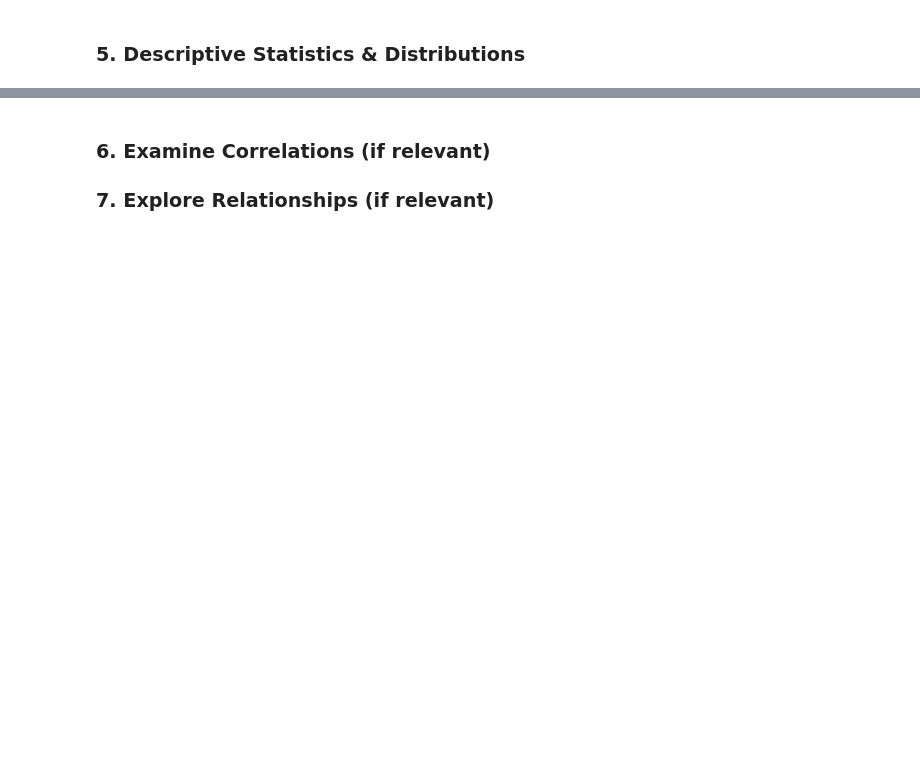
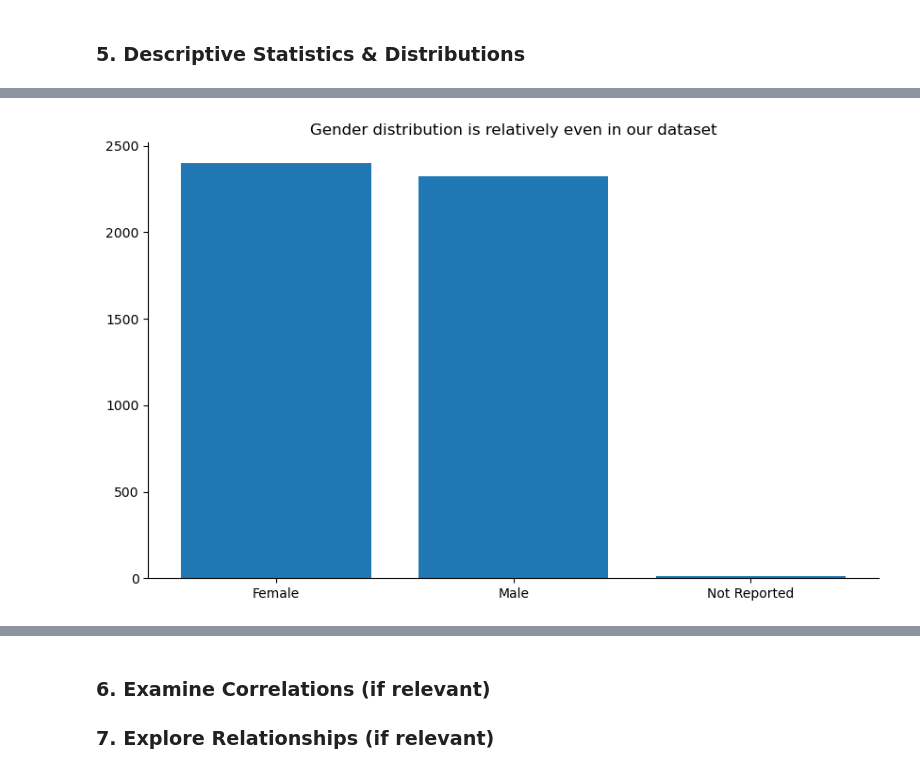
Before and after one commit to yxb8mh/finalproj, a Jupyter notebook: groupEDAipynb.ipynb, the cells around one changed output, grey strips where cells are left out. Saved outputs shown, nothing was run; the diff lists cells and outputs as text; code cells hidden in the pictures; blank space fills up the shorter version.

```diff
--- a/groupEDAipynb.ipynb
+++ b/groupEDAipynb.ipynb
@@ -22,0 +142,9 @@ i feel like tss (time since surgery) would be a good one for x axes in visualiza
+# %%
+#lets check the gender distribution of patients in the dataset
+sex_counts = aclr_orig['sex_dashboard'].value_counts() #aclr_orig used so patients that had more than one visit aren't overrepresented
+plt.figure(figsize=(10, 6))
+plt.bar(sex_counts.index, sex_counts.values)
+plt.title('Gender distribution is relatively even in our dataset')
+sns.despine()
+# %% [output]
+[figure, added]
```
Also changed, not shown: parts of 16 cells of this notebook, 1 other file.
